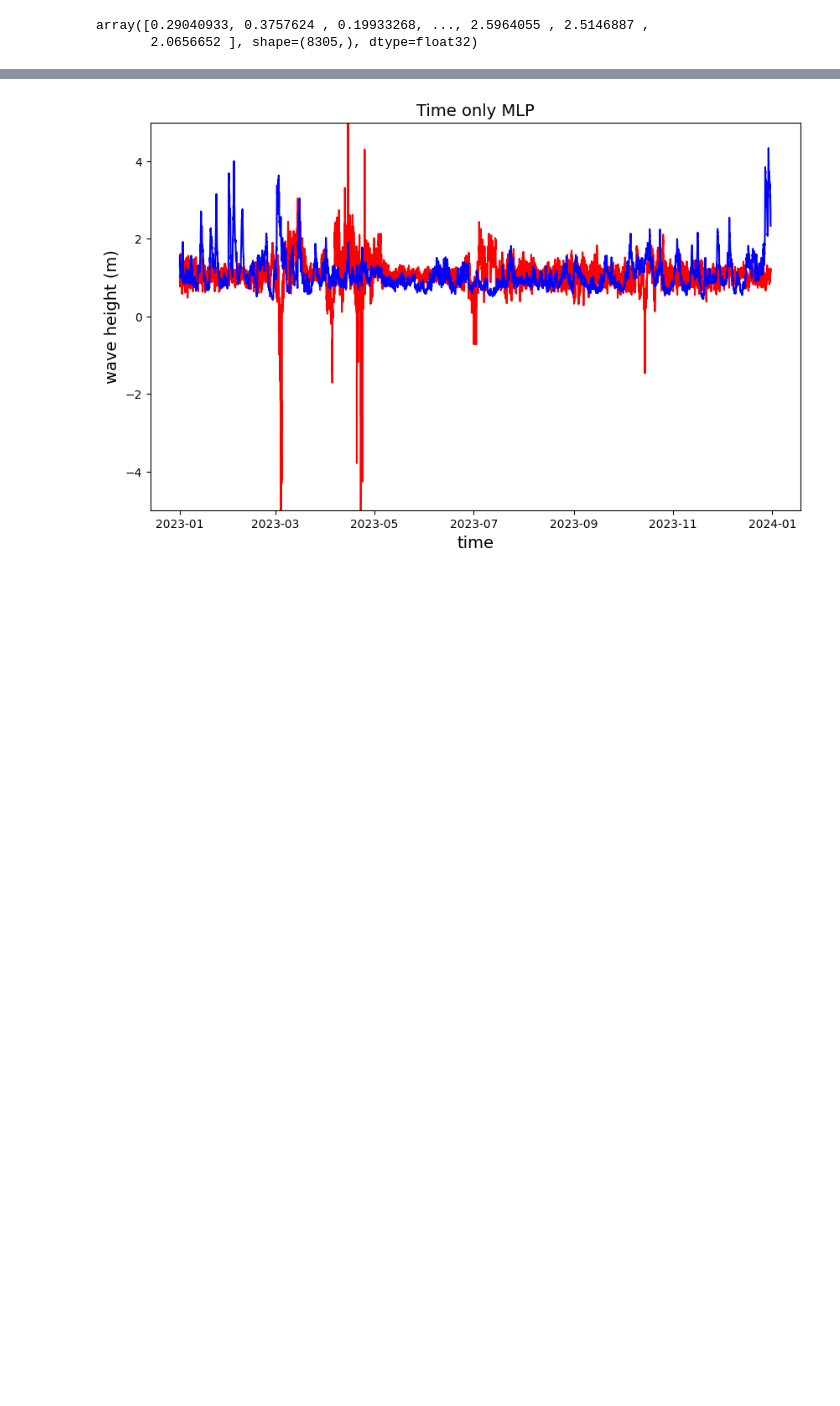
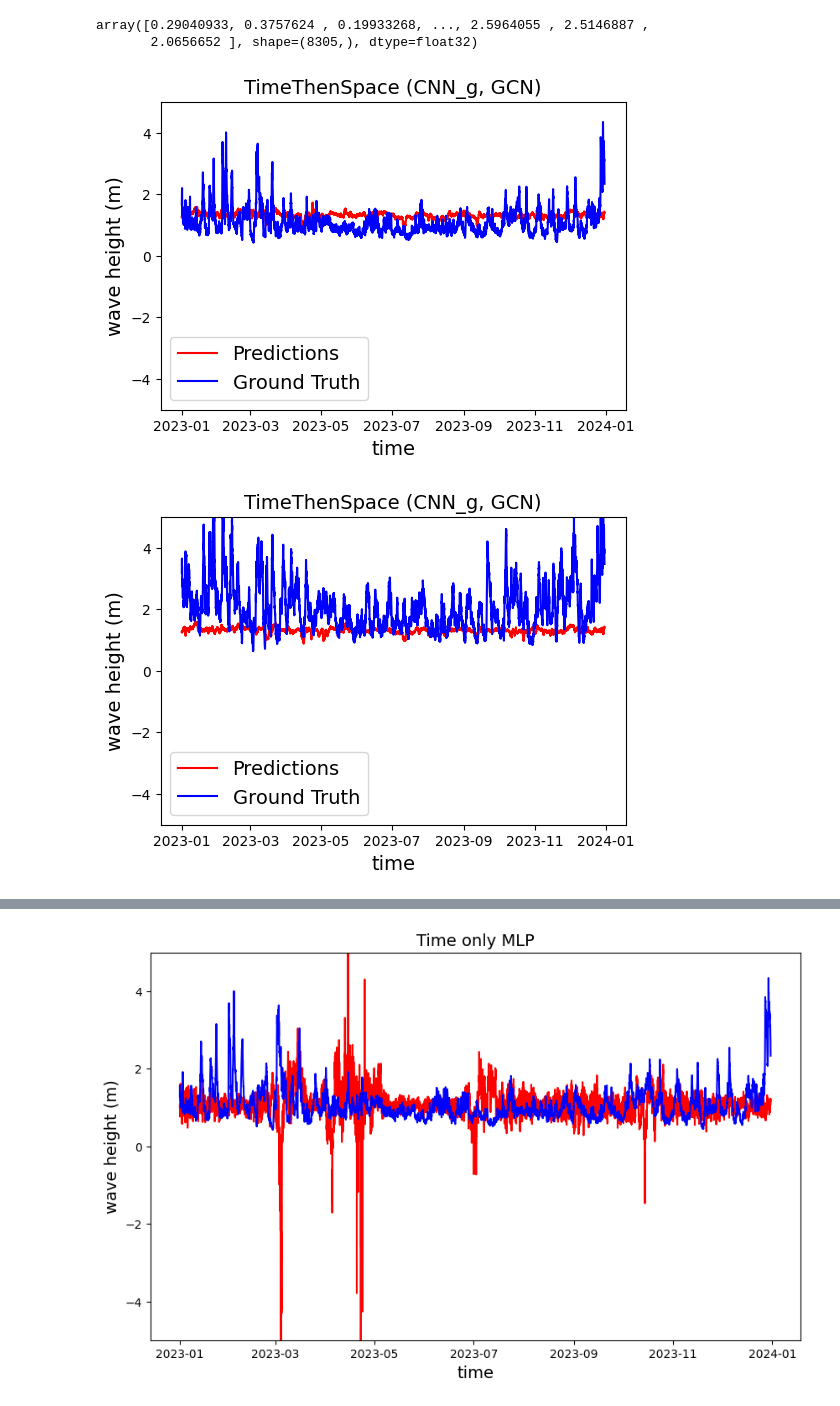
Before and after one commit to timlee0131/wave-forecast, a Jupyter notebook: notebooks/STGNN/model_analysis.ipynb, the cells around one changed output, grey strips where cells are left out. Cells and saved outputs as stored; diff of their text form; code cells hidden in the pictures; blank space fills up the shorter version.

```diff
--- a/notebooks/STGNN/model_analysis.ipynb
+++ b/notebooks/STGNN/model_analysis.ipynb
@@ -10,8 +10,29 @@ labn_true = np.load(f'{npy_root_path}/labn_target.npy')
 
 ofa_pred = np.load(f'{npy_root_path}/OneForAll_pred.npy')
 ofa_true = np.load(f'{npy_root_path}/OneForAll_target.npy')
+
+labn_pred_cnn_grouped = np.load(f'{npy_root_path}/labn_pred_cnn_grouped.npy')
+labn_true_cnn_grouped = np.load(f'{npy_root_path}/labn_target_cnn_grouped.npy')
 # %%
 labn_pred[:,0]
 # %% [output]
 array([0.29040933, 0.3757624 , 0.19933268, ..., 2.5964055 , 2.5146887 ,
        2.0656652 ], shape=(8305,), dtype=float32)
+# %%
+date_range = pd.date_range(start='2023-01-01', end='2023-12-31', periods=len(labn_true_cnn_grouped))
+
+for i in range(5):
+    plt.figure(figsize=(6, 4))
+    plt.plot(date_range, labn_pred_cnn_grouped[:,i], label='Predictions', color='red', linestyle='-')
+    plt.plot(date_range, labn_true_cnn_grouped[:,i], label='Ground Truth', color='blue')
+    plt.xlabel('time', fontsize=14)
+    plt.ylabel('wave height (m)', fontsize=14)
+    plt.title('TimeThenSpace (CNN_g, GCN)', fontsize=14)
+    plt.legend(fontsize=14)
+
+    plt.ylim([-5, 5])
+
+    plt.show()
+# %% [output]
+[figure, added]
+[figure, added]
```
Also changed, not shown: parts of 1 cell of this notebook, 6 other files.
